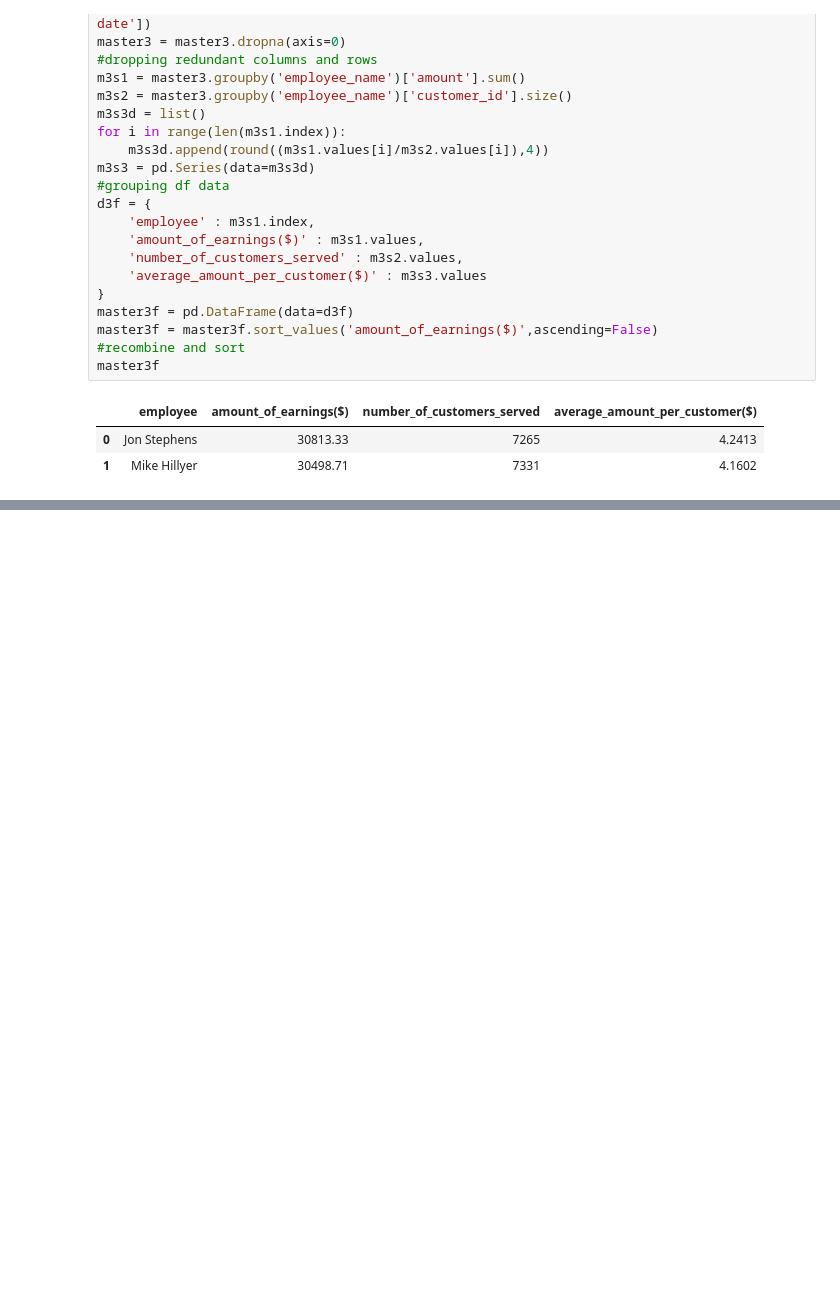
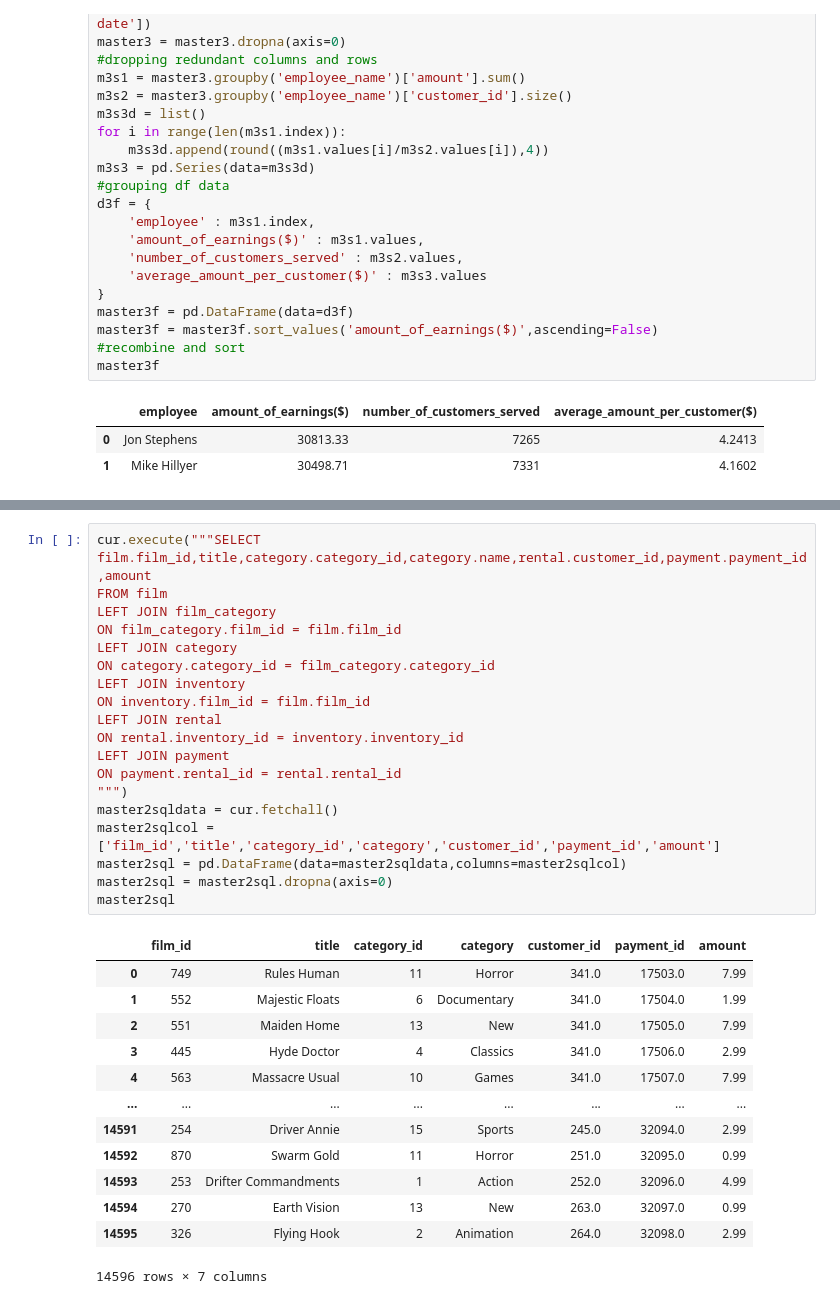
Before and after one commit to vick998/Banzae-py, a Jupyter notebook: Top5s.ipynb, the cells around one changed output, grey strips where cells are left out. Saved outputs shown, nothing was run; the diff lists cells and outputs as text; blank space fills up the shorter version.

```diff
--- a/Top5s.ipynb
+++ b/Top5s.ipynb
@@ -372,0 +431,33 @@ master4f
+# %%
+cur.execute("""SELECT film.film_id,title,category.category_id,category.name,rental.customer_id,payment.payment_id,amount
+FROM film
+LEFT JOIN film_category
+ON film_category.film_id = film.film_id
+LEFT JOIN category
+ON category.category_id = film_category.category_id
+LEFT JOIN inventory
+ON inventory.film_id = film.film_id
+LEFT JOIN rental
+ON rental.inventory_id = inventory.inventory_id
+LEFT JOIN payment
+ON payment.rental_id = rental.rental_id
+""")
+master2sqldata = cur.fetchall()
+master2sqlcol = ['film_id','title','category_id','category','customer_id','payment_id','amount']
+master2sql = pd.DataFrame(data=master2sqldata,columns=master2sqlcol)
+master2sql = master2sql.dropna(axis=0)
+master2sql
+# %% [output]
+|  | film_id | title | category_id | category | customer_id | payment_id | amount |
+| 0 | 749 | Rules Human | 11 | Horror | 341.0 | 17503.0 | 7.99 |
+| 1 | 552 | Majestic Floats | 6 | Documentary | 341.0 | 17504.0 | 1.99 |
+| 2 | 551 | Maiden Home | 13 | New | 341.0 | 17505.0 | 7.99 |
+| 3 | 445 | Hyde Doctor | 4 | Classics | 341.0 | 17506.0 | 2.99 |
+| 4 | 563 | Massacre Usual | 10 | Games | 341.0 | 17507.0 | 7.99 |
+| ... | ... | ... | ... | ... | ... | ... | ... |
+| 14591 | 254 | Driver Annie | 15 | Sports | 245.0 | 32094.0 | 2.99 |
+| 14592 | 870 | Swarm Gold | 11 | Horror | 251.0 | 32095.0 | 0.99 |
+| 14593 | 253 | Drifter Commandments | 1 | Action | 252.0 | 32096.0 | 4.99 |
+| 14594 | 270 | Earth Vision | 13 | New | 263.0 | 32097.0 | 0.99 |
+| 14595 | 326 | Flying Hook | 2 | Animation | 264.0 | 32098.0 | 2.99 |
+14596 rows × 7 columns
```
Also changed, not shown: parts of 15 cells of this notebook, 1 other file.
